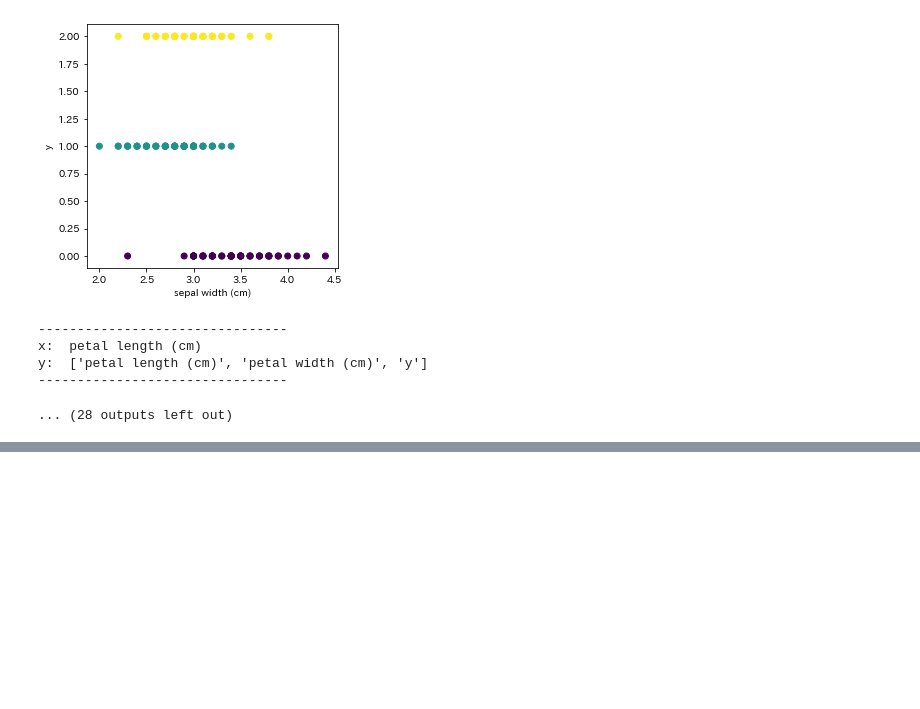
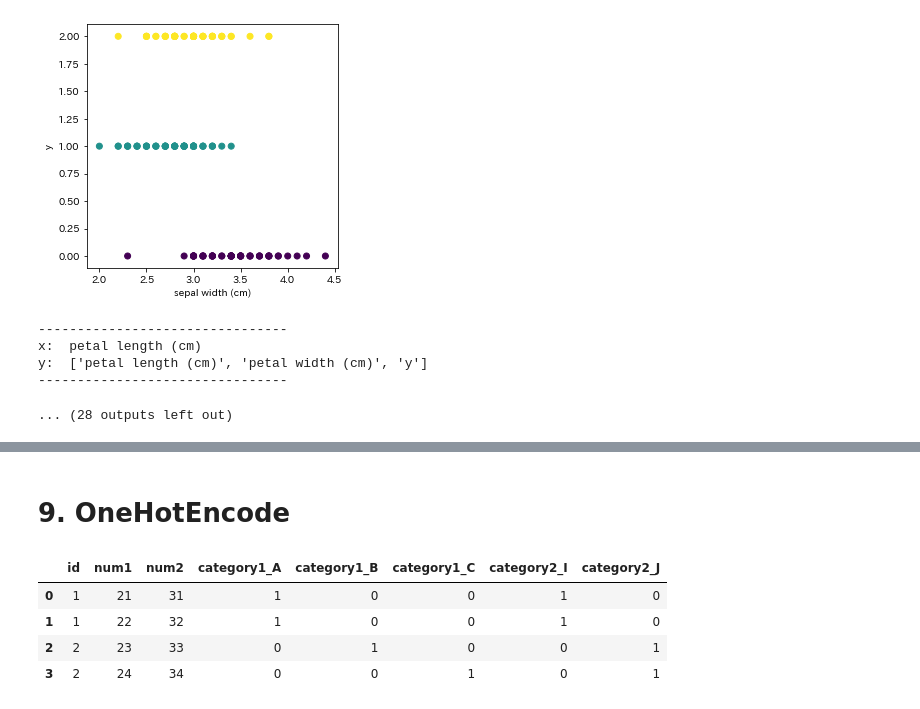
Before and after one commit to keni-chi/Machine-Learning, a Jupyter notebook: etc/11.vizualize/01.df_plot_datetime/01.df_plot_datetime.ipynb, the cells around one changed output, grey strips where cells are left out. Cells and saved outputs as stored; diff of their text form; code cells hidden in the pictures; blank space fills up the shorter version.

```diff
--- a/etc/11.vizualize/01.df_plot_datetime/01.df_plot_datetime.ipynb
+++ b/etc/11.vizualize/01.df_plot_datetime/01.df_plot_datetime.ipynb
@@ -384,0 +407,8 @@ y:  ['petal length (cm)', 'petal width (cm)', 'y']
+# %%
+from sklearn.preprocessing import LabelEncoder
+
+le = LabelEncoder()
+le = le.fit(df['category1'])
+encoded = le.transform(df['category1'])
+df['category1'] = encoded
+df.head()
@@ -384,0 +421,4 @@ y:  ['petal length (cm)', 'petal width (cm)', 'y']
+# %%
+decoded = le.inverse_transform(encoded)
+df['category1'] = decoded
+df.head()
@@ -384,0 +431,29 @@ y:  ['petal length (cm)', 'petal width (cm)', 'y']
+# %%
+from sklearn.preprocessing import LabelEncoder
+
+def le(df, col_list):
+    le_list = []
+    for i in col_list:
+        le = LabelEncoder()
+        le = le.fit(df[i])
+        encoded = le.transform(df[i])
+        df[i] = encoded
+        le_list.append(le)
+    return df, le_list
+
+
+def ld(df, col_list, le_list):
+    for col, le in zip(col_list, le_list):
+        decoded = le.inverse_transform(df[col])
+        df[col] = decoded
+    return df
+
+
+# encode
+col_list = ['category1', 'category2']
+df, le_list = le(df, col_list)
+print(df)
+
+# decode
+df = ld(df, col_list, le_list)
+print(df)
@@ -384,0 +471,11 @@ y:  ['petal length (cm)', 'petal width (cm)', 'y']
+# %% [markdown]
+# 9. OneHotEncode
+# %%
+df_ohe = pd.get_dummies(df)
+df_ohe
+# %% [output]
+|  | id | num1 | num2 | category1_A | category1_B | category1_C | category2_I | category2_J |
+| 0 | 1 | 21 | 31 | 1 | 0 | 0 | 1 | 0 |
+| 1 | 1 | 22 | 32 | 1 | 0 | 0 | 1 | 0 |
+| 2 | 2 | 23 | 33 | 0 | 1 | 0 | 0 | 1 |
+| 3 | 2 | 24 | 34 | 0 | 0 | 1 | 0 | 1 |
```
Also changed, not shown: parts of 6 cells of this notebook.
